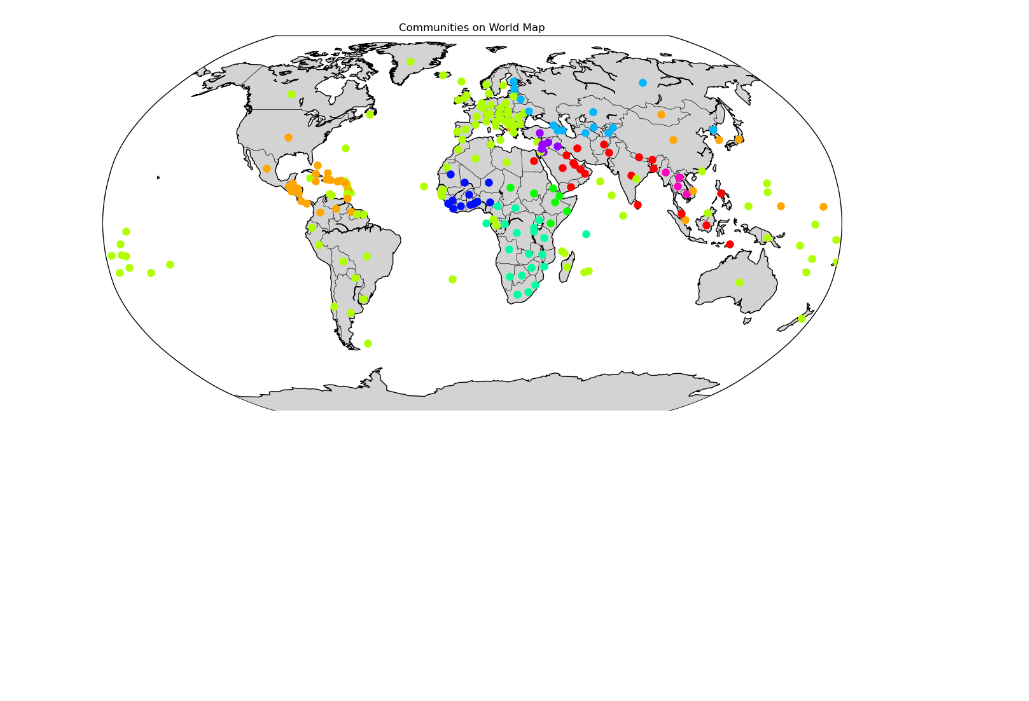
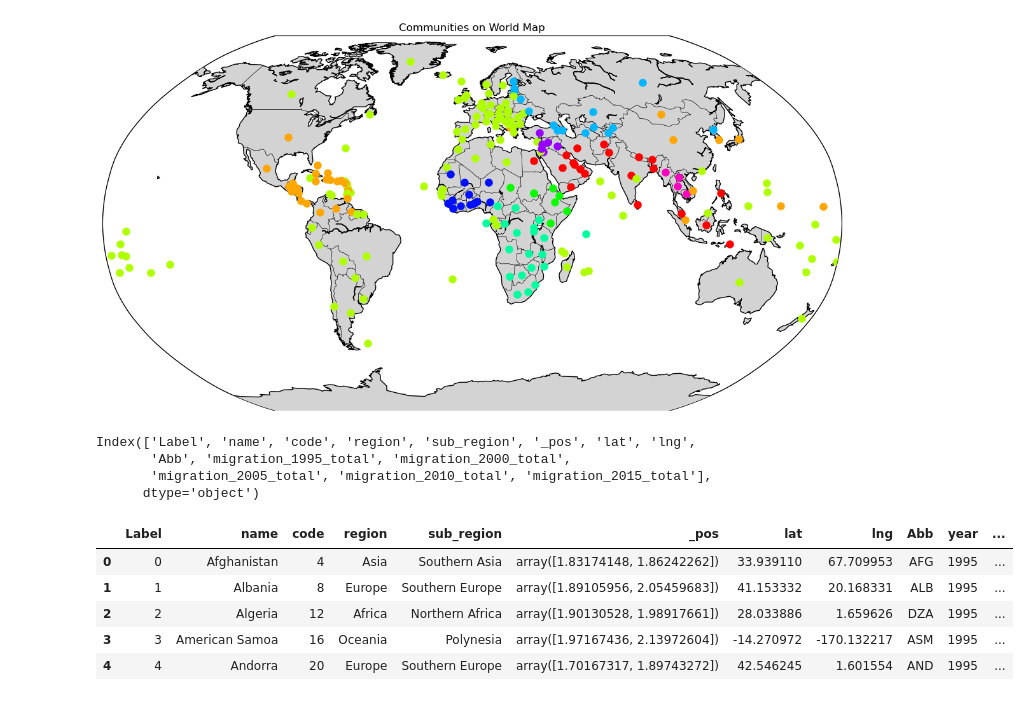
Before and after one commit to navaei-amir/Social-Net-Project, a Jupyter notebook: Undiercting/BackBoneNetworks.ipynb, the cells around one changed output. Cells and saved outputs as stored; diff of their text form; code cells hidden in the pictures; blank space fills up the shorter version.

```diff
--- a/Undiercting/BackBoneNetworks.ipynb
+++ b/Undiercting/BackBoneNetworks.ipynb
@@ -753,3 +753,17 @@ plot_communities_on_map(backbone_graphs[0], community_assignments[0], nodes_df)
 plot_communities_on_map(backbone_graphs[-1], community_assignments[-1], nodes_df)
 # %% [output]
 [figure]
+# %%
+# adding the community assignment for each year in migration_years to the nodes_df
+for i, year in enumerate(migration_years):
+    nodes_df[year] = pd.Series(community_assignments[i])
+
+nodes_df.columns
+# %% [output]
+Index(['Label', 'name', 'code', 'region', 'sub_region', '_pos', 'lat', 'lng',
+       'Abb', 'migration_1995_total', 'migration_2000_total',
+       'migration_2005_total', 'migration_2010_total', 'migration_2015_total'],
+      dtype='object')
+# %%
+# changing the column names to the number included in the migration year
+nodes_df = nodes_df.rename(columns={'migration_1995_total': 1995, 'migration_2000_total': 2000, 'migration_2005_total': 2005, 'migration_2010_total': 2010, 'migration_2015_total': 2015})
@@ -755,0 +773,16 @@ plot_communities_on_map(backbone_graphs[-1], community_assignments[-1], nodes_df
+# %%
+# Collapsing the year columns into a single 'year' column
+# and creating 'community_number' column with corresponding values
+melted_nodes_df = pd.melt(nodes_df, id_vars=['Label', 'name', 'code', 'region', 'sub_region', '_pos', 'lat', 'lng', 'Abb'],
+                    value_vars=['1995', '2000', '2005', '2010', '2015'],
+                    var_name='year', value_name='community_number')
+
+# Displaying the first few rows of the transformed dataframe
+melted_nodes_df.head()
+# %% [output]
+|  | Label | name | code | region | sub_region | _pos | lat | lng | Abb | year | ... |
+| 0 | 0 | Afghanistan | 4 | Asia | Southern Asia | array([1.83174148, 1.86242262]) | 33.939110 | 67.709953 | AFG | 1995 | ... |
+| 1 | 1 | Albania | 8 | Europe | Southern Europe | array([1.89105956, 2.05459683]) | 41.153332 | 20.168331 | ALB | 1995 | ... |
+| 2 | 2 | Algeria | 12 | Africa | Northern Africa | array([1.90130528, 1.98917661]) | 28.033886 | 1.659626 | DZA | 1995 | ... |
+| 3 | 3 | American Samoa | 16 | Oceania | Polynesia | array([1.97167436, 2.13972604]) | -14.270972 | -170.132217 | ASM | 1995 | ... |
+| 4 | 4 | Andorra | 20 | Europe | Southern Europe | array([1.70167317, 1.89743272]) | 42.546245 | 1.601554 | AND | 1995 | ... |
```
Also changed, not shown: parts of 3 cells of this notebook.
